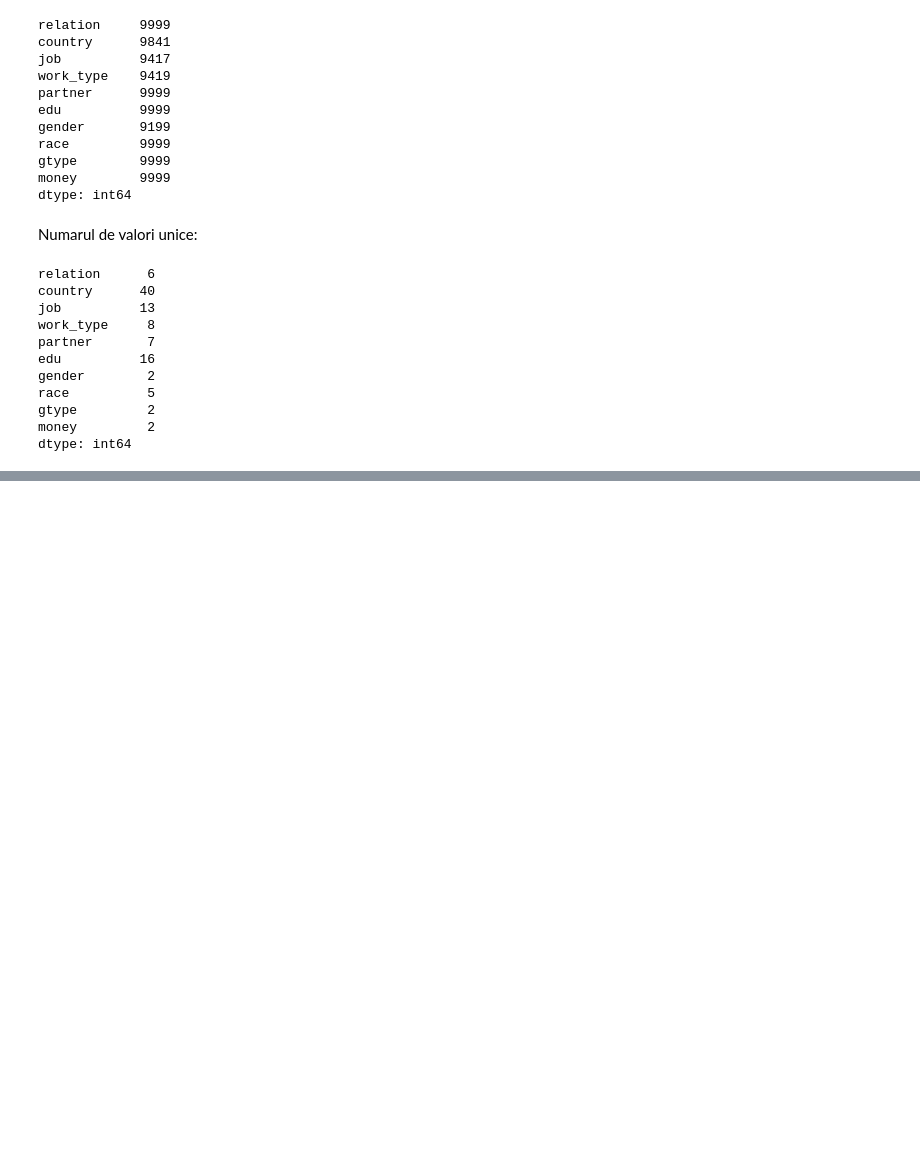
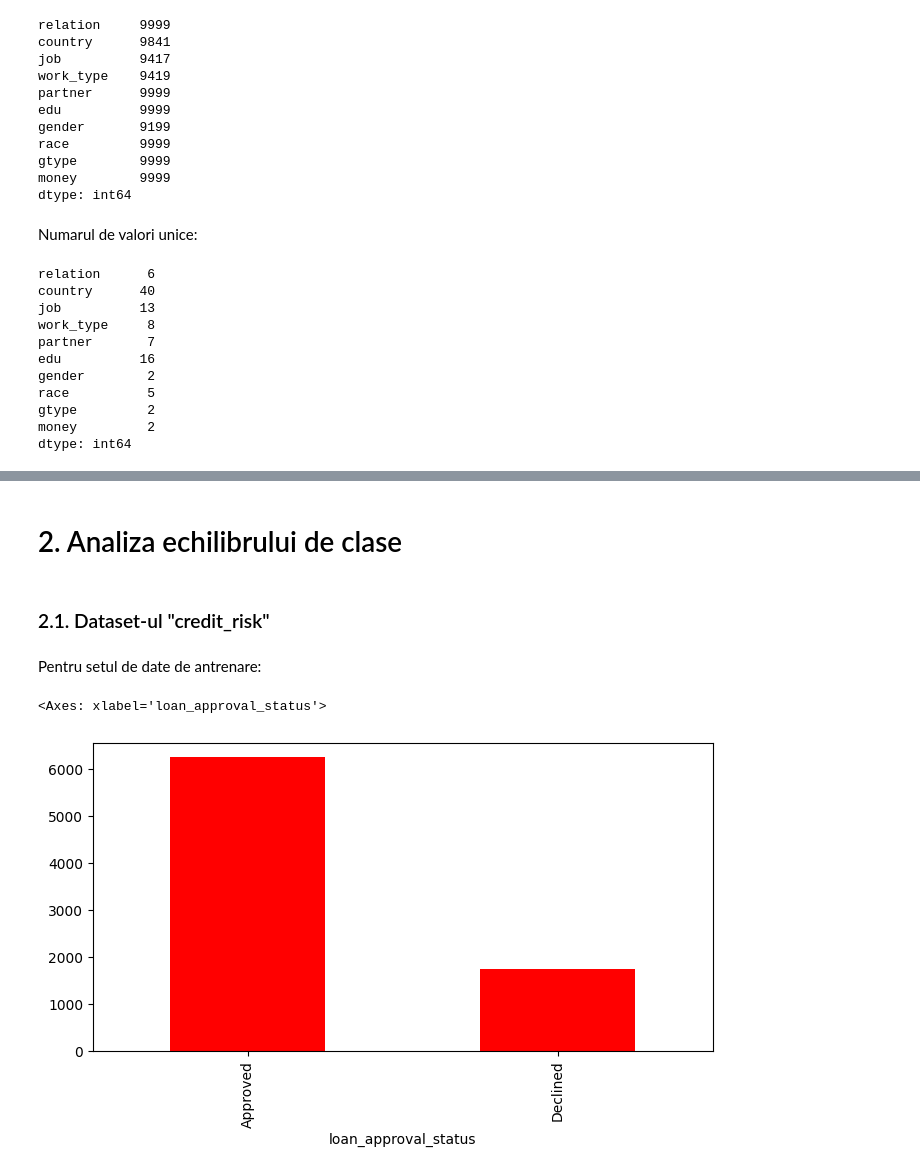
Before and after one commit to AlexLicuriceanu/inteligenta-artificiala, a Jupyter notebook: tema2-ml-aplicat/predictions.ipynb, the cells around one changed output, grey strips where cells are left out. Saved outputs shown, nothing was run; the diff lists cells and outputs as text; code cells hidden in the pictures; blank space fills up the shorter version.

```diff
--- a/tema2-ml-aplicat/predictions.ipynb
+++ b/tema2-ml-aplicat/predictions.ipynb
@@ -11,7 +11,7 @@ import sklearn as sk
 %matplotlib inline
 
 CREDIT_RISK_TEST_PATH = './tema2_Credit_Risk/credit_risk_test.csv'
-CREIDT_RISK_TRAIN_PATH = './tema2_Credit_Risk/credit_risk_train.csv'
+CREDIT_RISK_TRAIN_PATH = './tema2_Credit_Risk/credit_risk_train.csv'
 CREDIT_RISK_FULL_PATH = './tema2_Credit_Risk/credit_risk_full.csv'
 
 SALARY_PREDICTION_TEST_PATH = './tema2_SalaryPrediction/SalaryPrediction_test.csv'
@@ -179,0 +224,12 @@ dtype: int64
+# %% [markdown]
+# 2. Analiza echilibrului de clase
+# %% [markdown]
+### 2.1. Dataset-ul "credit_risk"
+# %% [markdown]
+Pentru setul de date de antrenare:
+# %%
+cr_train_df = pd.read_csv(CREDIT_RISK_TRAIN_PATH)
+cr_train_df['loan_approval_status'].value_counts().plot(kind='bar', figsize=(8, 4), color='r')
+# %% [output]
+<Axes: xlabel='loan_approval_status'>
+[figure, added]
```
Also changed, not shown: parts of 15 cells of this notebook.
